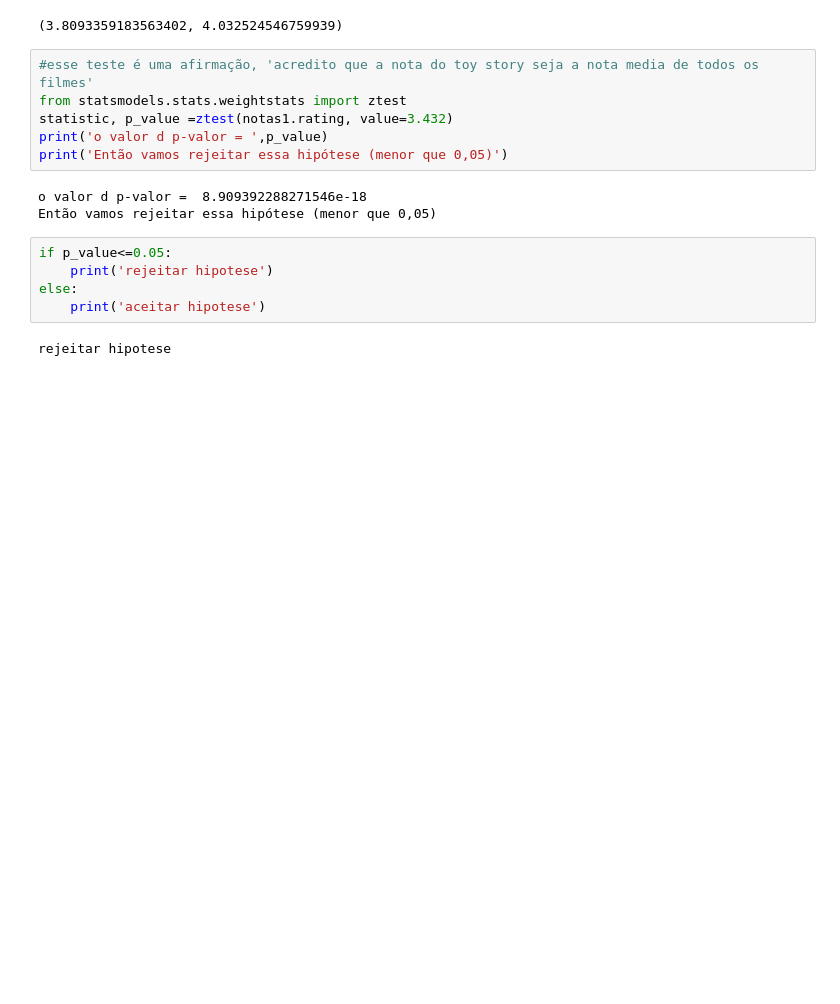
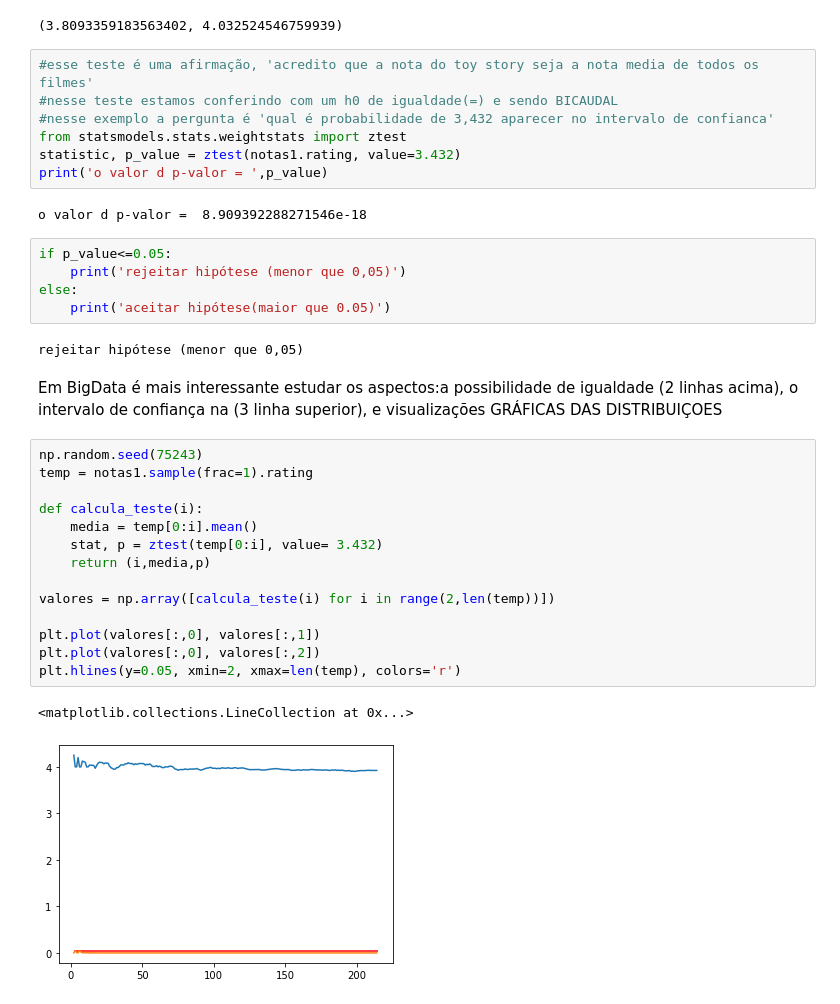
Before and after one commit to ziggy-data/Analise-IMDB, a Jupyter notebook: introducao-testes.ipynb, the cells around one changed output. Drawn from its saved outputs; the diff is of its cells as text; blank space fills up the shorter version.

```diff
--- a/introducao-testes.ipynb
+++ b/introducao-testes.ipynb
@@ -356,17 +358,36 @@ zconfint(notas1.rating)
 (3.8093359183563402, 4.032524546759939)
 # %%
 #esse teste é uma afirmação, 'acredito que a nota do toy story seja a nota media de todos os filmes'
+#nesse teste estamos conferindo com um h0 de igualdade(=) e sendo BICAUDAL
+#nesse exemplo a pergunta é 'qual é probabilidade de 3,432 aparecer no intervalo de confianca'
 from statsmodels.stats.weightstats import ztest
-statistic, p_value =ztest(notas1.rating, value=3.432)
+statistic, p_value = ztest(notas1.rating, value=3.432)
 print('o valor d p-valor = ',p_value)
-print('Então vamos rejeitar essa hipótese (menor que 0,05)')
 # %% [output]
 o valor d p-valor =  8.909392288271546e-18
-Então vamos rejeitar essa hipótese (menor que 0,05)
 # %%
 if p_value<=0.05:
-    print('rejeitar hipotese')
+    print('rejeitar hipótese (menor que 0,05)')
 else:
-    print('aceitar hipotese')
+    print('aceitar hipótese(maior que 0.05)')
 # %% [output]
-rejeitar hipotese
+rejeitar hipótese (menor que 0,05)
+# %% [markdown]
+Em BigData é mais interessante estudar os aspectos:a possibilidade de igualdade (2 linhas acima), o intervalo de confiança na (3 linha superior), e visualizações GRÁFICAS DAS DISTRIBUIÇOES
+# %%
+np.random.seed(75243)
+temp = notas1.sample(frac=1).rating
+
+def calcula_teste(i):
+    media = temp[0:i].mean()
+    stat, p = ztest(temp[0:i], value= 3.432)
+    return (i,media,p)
+
+valores = np.array([calcula_teste(i) for i in range(2,len(temp))])
+
+plt.plot(valores[:,0], valores[:,1])
+plt.plot(valores[:,0], valores[:,2])
+plt.hlines(y=0.05, xmin=2, xmax=len(temp), colors='r')
+# %% [output]
+<matplotlib.collections.LineCollection at 0x...>
+[figure, added]
```
Also changed, not shown: parts of 51 cells of this notebook.
